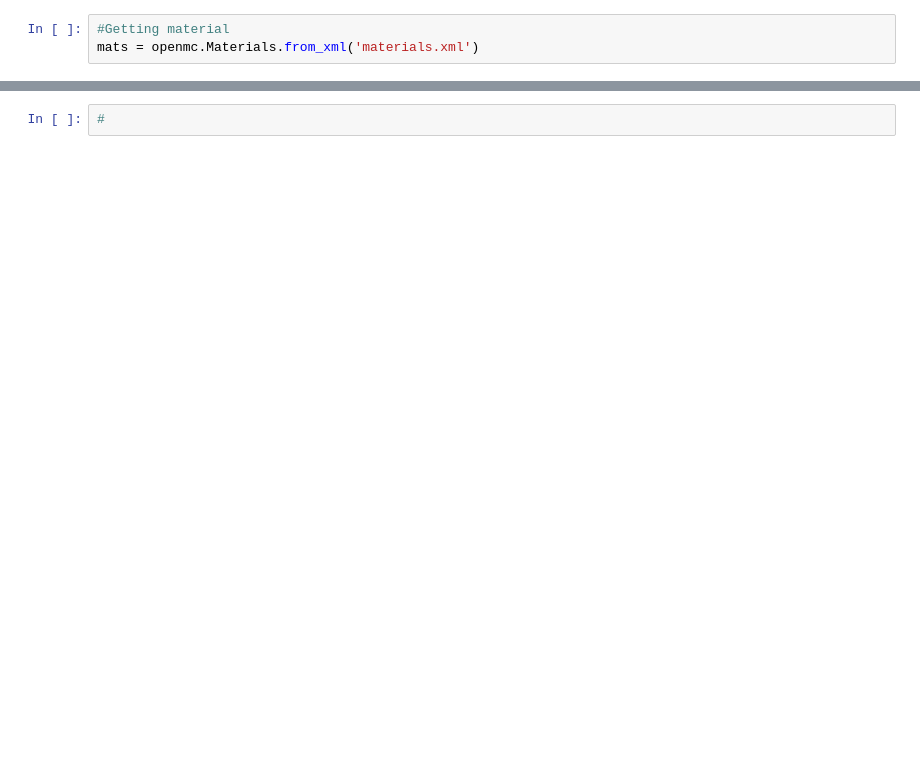
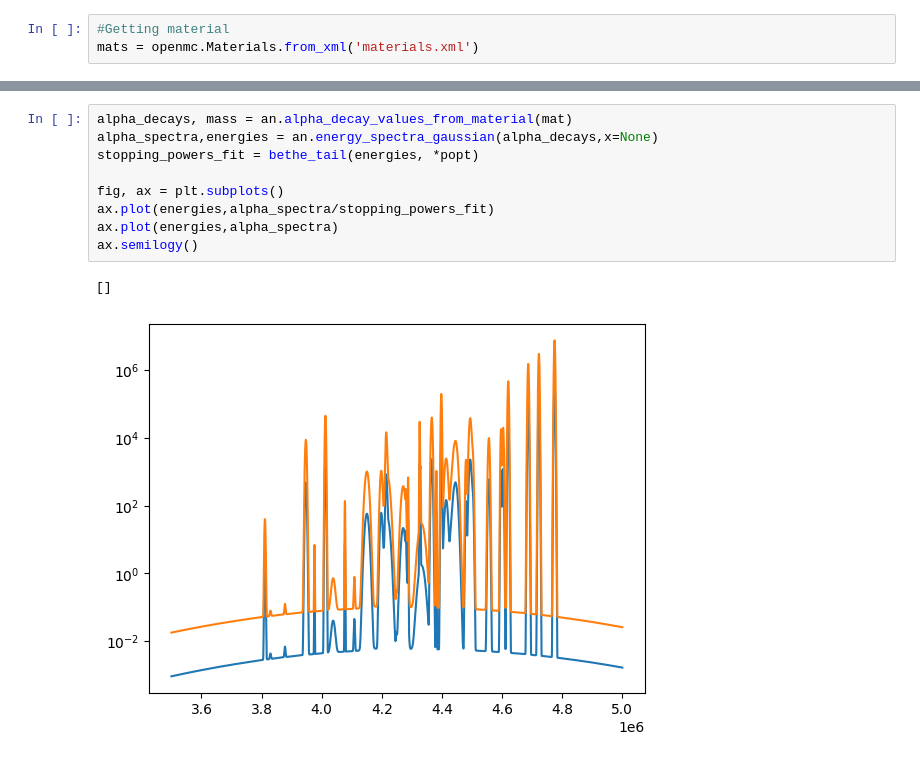
Before and after one commit to EmilEskol/Speciale, a Jupyter notebook: Neutron_spectrum_from_alpha_N.ipynb, the cells around one changed output, grey strips where cells are left out. Saved outputs shown, nothing was run; the diff lists cells and outputs as text; blank space fills up the shorter version.

```diff
--- a/Neutron_spectrum_from_alpha_N.ipynb
+++ b/Neutron_spectrum_from_alpha_N.ipynb
@@ -19,2 +47,12 @@ ax.plot(energies,stopping_powers,label=fuel_name)
 # %%
-#
+alpha_decays, mass = an.alpha_decay_values_from_material(mat)
+alpha_spectra,energies = an.energy_spectra_gaussian(alpha_decays,x=None)
+stopping_powers_fit = bethe_tail(energies, *popt)
+
+fig, ax = plt.subplots()
+ax.plot(energies,alpha_spectra/stopping_powers_fit)
+ax.plot(energies,alpha_spectra)
+ax.semilogy()
+# %% [output]
+[]
+[figure, added]
```
Also changed, not shown: parts of 2 cells of this notebook, 1 other file.
